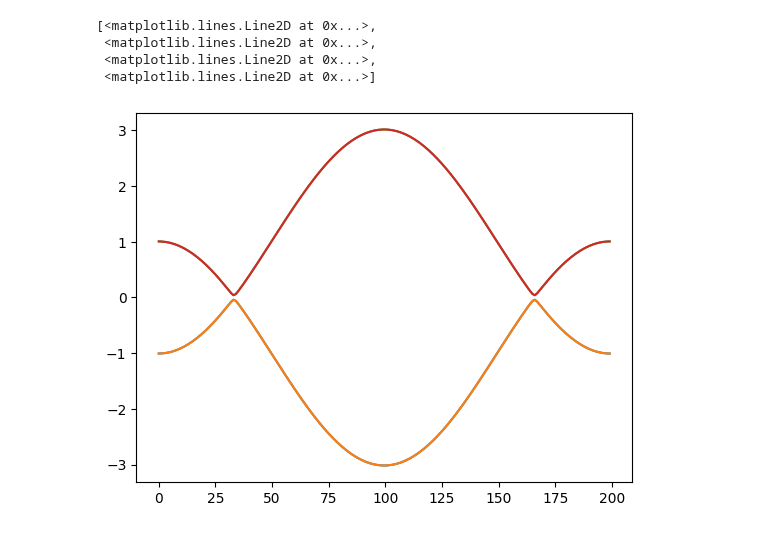
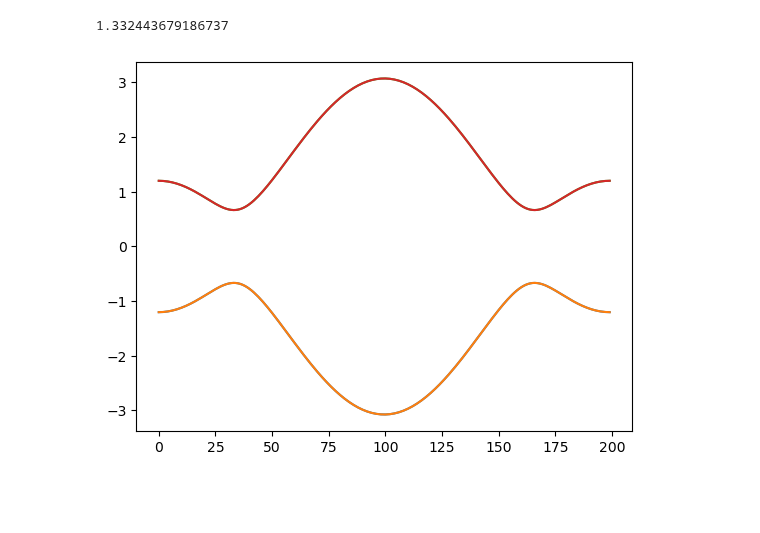
Before and after one commit to quantum-tinkerer/MeanFi, a Jupyter notebook: examples/graphene_extended_hubbard.ipynb, the cells around one changed output. Saved outputs shown, nothing was run; the diff lists cells and outputs as text; code cells hidden in the pictures; blank space fills up the shorter version.

Commit message:
make phase diagram extended hubbard

```diff
--- a/examples/graphene_extended_hubbard.ipynb
+++ b/examples/graphene_extended_hubbard.ipynb
@@ -14,20 +71,19 @@ tb_model = utils.builder2tb_model(graphene_builder)
 # %%
-params = dict(U=2.31, V=0.02)
+#Single shot calculation
+params = dict(U=3, V=0)
 filling = 2
 
 int_model = utils.builder2tb_model(int_builder, params)
 model = Model(tb_model, int_model, filling)
 mf_guess = utils.generate_guess(frozenset(int_model), len(list(tb_model.values())[0]))
 mf_sol = solver(model, mf_guess, nK=20)
 
 ks = np.linspace(-np.pi, np.pi, 200)
 hkfunc = tb2kfunc(addTb(tb_model, mf_sol))
 hkarray = np.array([hkfunc((kx, -kx)) for kx in ks])
 vals = np.linalg.eigvalsh(hkarray)
 plt.plot(vals)
+utils.calc_gap(vals, E_F=0)
 # %% [output]
-[<matplotlib.lines.Line2D at 0x...>,
- <matplotlib.lines.Line2D at 0x...>,
- <matplotlib.lines.Line2D at 0x...>,
- <matplotlib.lines.Line2D at 0x...>]
+1.332443679186737
-[figure, old version]
+[figure, new version]
```
Also changed, not shown: parts of 5 cells of this notebook.
